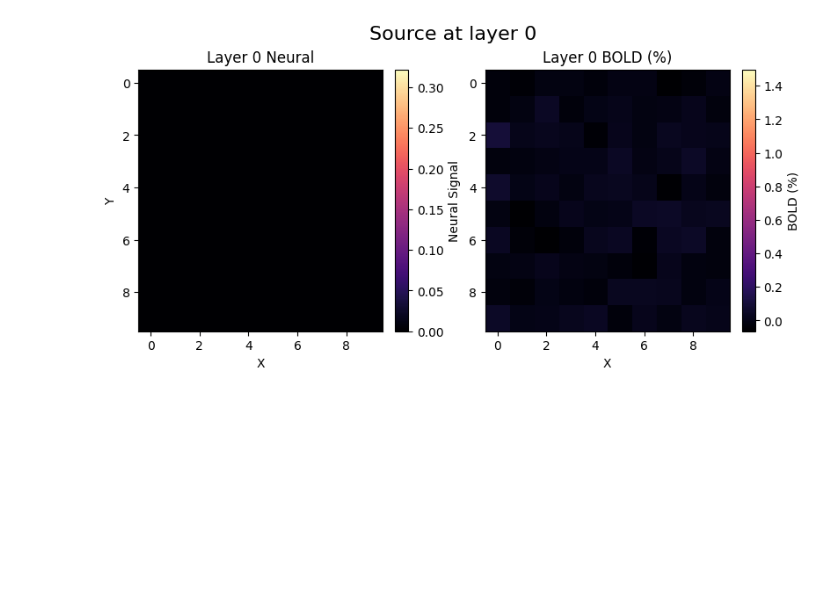
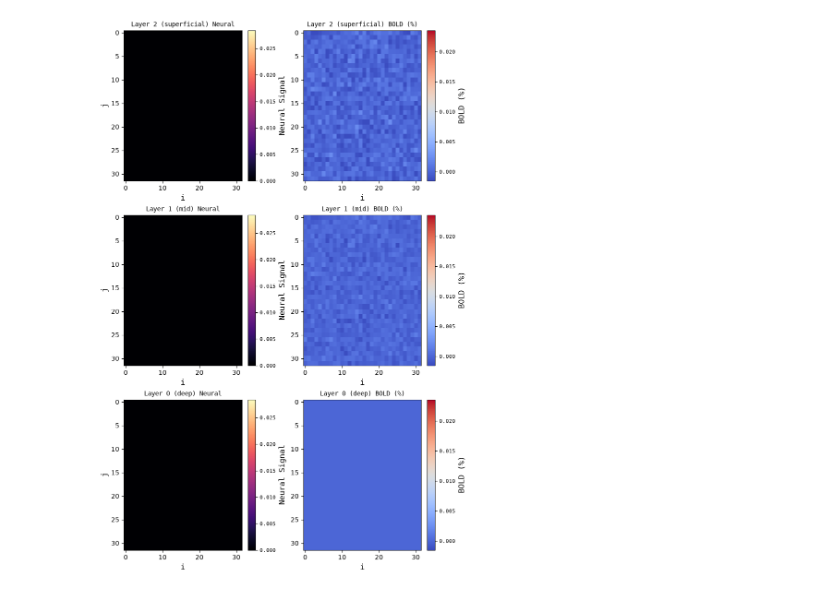
Before and after one commit to DebajyotiS/mich, a Jupyter notebook: notebooks/datatest.ipynb, the cells around one changed output. Cells and saved outputs as stored; diff of their text form; code cells hidden in the pictures; blank space fills up the shorter version.

```diff
--- a/notebooks/datatest.ipynb
+++ b/notebooks/datatest.ipynb
@@ -6,8 +6,8 @@ import numpy as np
 from matplotlib.animation import FuncAnimation
 # %%
 # data_path = "/home/korach/mich/${paths.data_dir}/julie-sim.h5"
-
-data_path = "/home/korach/mich/single_linear_10x10.h5"
+name = "simulations-three_layer_single_source_shared_position_shared_pulse"
+data_path = f"/media/RCPNAS/Data2/sengupta/inversion/mich/data/{name}.h5"
 # %%
 with h5py.File(data_path, "r") as file:
     bold = np.stack([file[layer]["bold"][:50] for layer in file.keys() if "layer" in layer], axis=1)
@@ -24,8 +24,8 @@ with h5py.File(data_path, "r") as file:
     )
     config = json.loads(file["meta"].attrs["config"])
 
-    source_location = file["meta"]["source_layer"][:50]
-    source_pos = file["meta"]["source_position"][:50]
+    source_location = file["meta"]["sources"]["layer"][:50]
+    source_pos = file["meta"]["sources"]["position"][:50]
 # %%
 print("Data shapes:")
 print("BOLD:", bold.shape)
@@ -119,48 +162,59 @@ plt.show()
 # %%
-fig, ax = plt.subplots(nrows=1, ncols=2, figsize=(8, 4), constrained_layout=True)
+fig, ax = plt.subplots(
+    nrows=n_layers, ncols=2, figsize=(8, 4 * n_layers), constrained_layout=True, squeeze=False
+)
 
 # Use full time dimension (100), not a single time index
 bold_sig = bold[data_idx]  # shape: (layers, time, y, x)
 neural_sig = x[data_idx]  # shape: (layers, time, y, x)
-nlayers = bold_sig.shape[0]
 
 bold_min, bold_max = np.quantile(bold_sig, 0.01), np.quantile(bold_sig, 0.99)
 neural_min, neural_max = np.quantile(neural_sig, 0.01), np.quantile(neural_sig, 0.99)
 
-fig.suptitle(f"Source at layer {slayer}", fontsize=16)
+# active_layers = sorted(set(slayer[slayer != -1].tolist()))
+# fig.suptitle(f"Source layers present: {active_layers}", fontsize=16, font="monospace")
 
-# Keep image handles for animation updates
-img_neural = []
-img_bold = []
+# Keep image handles for animation updates, indexed by layer (not row)
+img_neural = [None] * n_layers
+img_bold = [None] * n_layers
 
+for layer in range(n_layers):
+    row = n_layers - 1 - layer  # deepest at bottom, most superficial at top
 
-n_im = ax[0].imshow(neural_sig[0, 0], aspect="auto", cmap="magma", vmin=neural_min, vmax=neural_max)
-b_im = ax[1].imshow(bold_sig[0, 0], aspect="auto", cmap="magma", vmin=bold_min, vmax=bold_max)
+    n_im = ax[row, 0].imshow(
+        neural_sig[layer, 0], aspect="auto", cmap="magma", vmin=neural_min, vmax=neural_max
+    )
+    b_im = ax[row, 1].imshow(
+        bold_sig[layer, 0], aspect="auto", cmap="coolwarm", vmin=bold_min, vmax=bold_max
+    )
+    img_neural[layer] = n_im
+    img_bold[layer] = b_im
 
-img_neural.append(n_im)
-img_bold.append(b_im)
+    ax[row, 0].set_title(f"{layer_label(layer, n_layers)} Neural", fontsize=12, font="monospace")
+    ax[row, 1].set_title(f"{layer_label(layer, n_layers)} BOLD (%)", fontsize=12, font="monospace")
+    ax[row, 0].set_ylabel("j", fontsize=12, font="monospace")
+    ax[row, 0].set_xlabel("i", fontsize=12, font="monospace")
+    ax[row, 1].set_xlabel("i", fontsize=12, font="monospace")
 
-ax[0].set_title(f"Layer {i} Neural")
-ax[1].set_title(f"Layer {i} BOLD (%)")
-ax[0].set_ylabel("Y")
+    # One colorbar per column, per layer row
+    n_cbar = fig.colorbar(n_im, ax=ax[row, 0], orientation="vertical")
+    n_cbar.set_label("Neural Signal", fontsize=12, family="monospace")
+    n_cbar.ax.tick_params(labelsize=8, labelfontfamily="monospace")
 
-# Add only one colorbar per column
-fig.colorbar(img_neural[0], ax=ax[0], orientation="vertical", label="Neural Signal")
-fig.colorbar(img_bold[0], ax=ax[1], orientation="vertical", label="BOLD (%)")
-
-for c in range(2):
-    ax[c].set_xlabel("X")
+    b_cbar = fig.colorbar(b_im, ax=ax[row, 1], orientation="vertical")
+    b_cbar.set_label("BOLD (%)", fontsize=12, family="monospace")
+    b_cbar.ax.tick_params(labelsize=8, labelfontfamily="monospace")
 
 
 def update_frame(t):
-    for layer in range(nlayers):
+    for layer in range(n_layers):
         img_neural[layer].set_data(neural_sig[layer, t])
         img_bold[layer].set_data(bold_sig[layer, t])
     return img_neural + img_bold
 
 
 ani = FuncAnimation(fig, update_frame, frames=bold_sig.shape[1], repeat=True)
 plt.show()
 # %% [output]
-[figure, old version]
+[figure, new version]
 # %%
```
Also changed, not shown: parts of 4 cells of this notebook, 1 other file.
